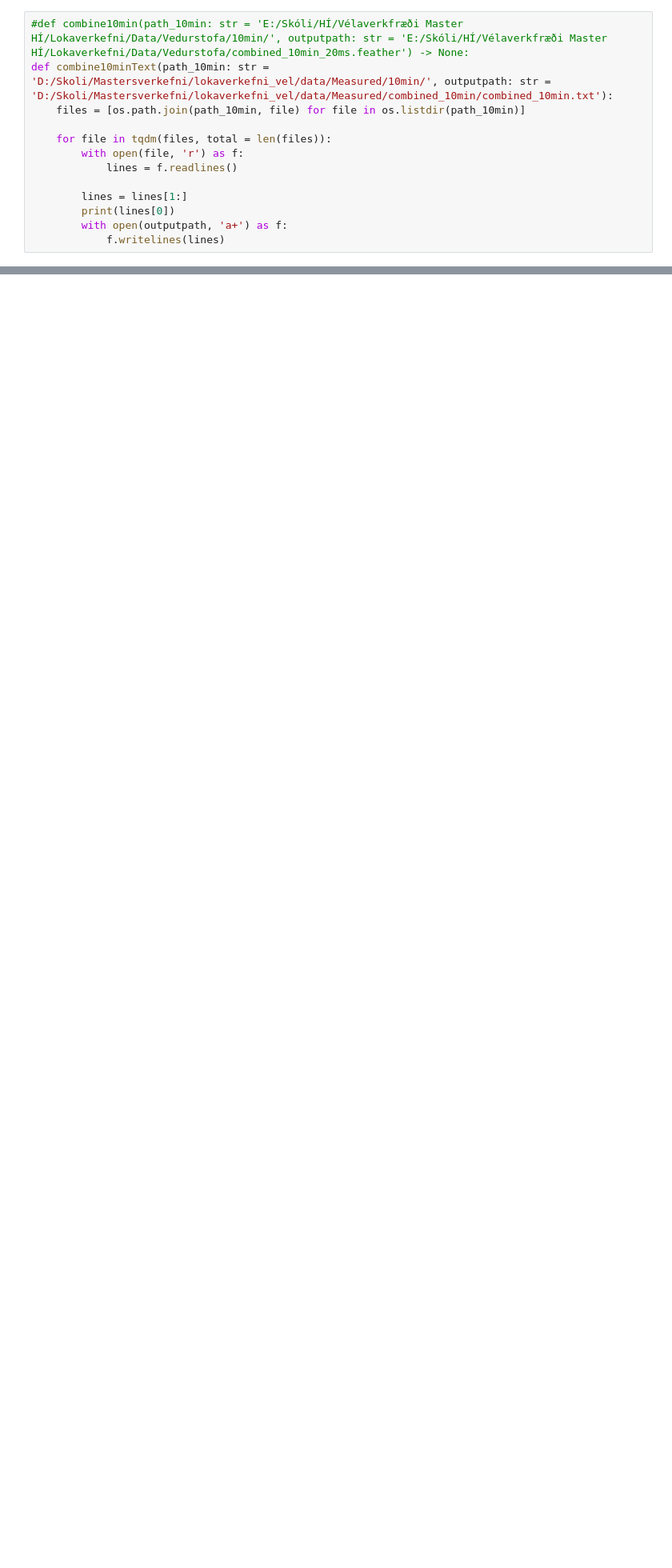
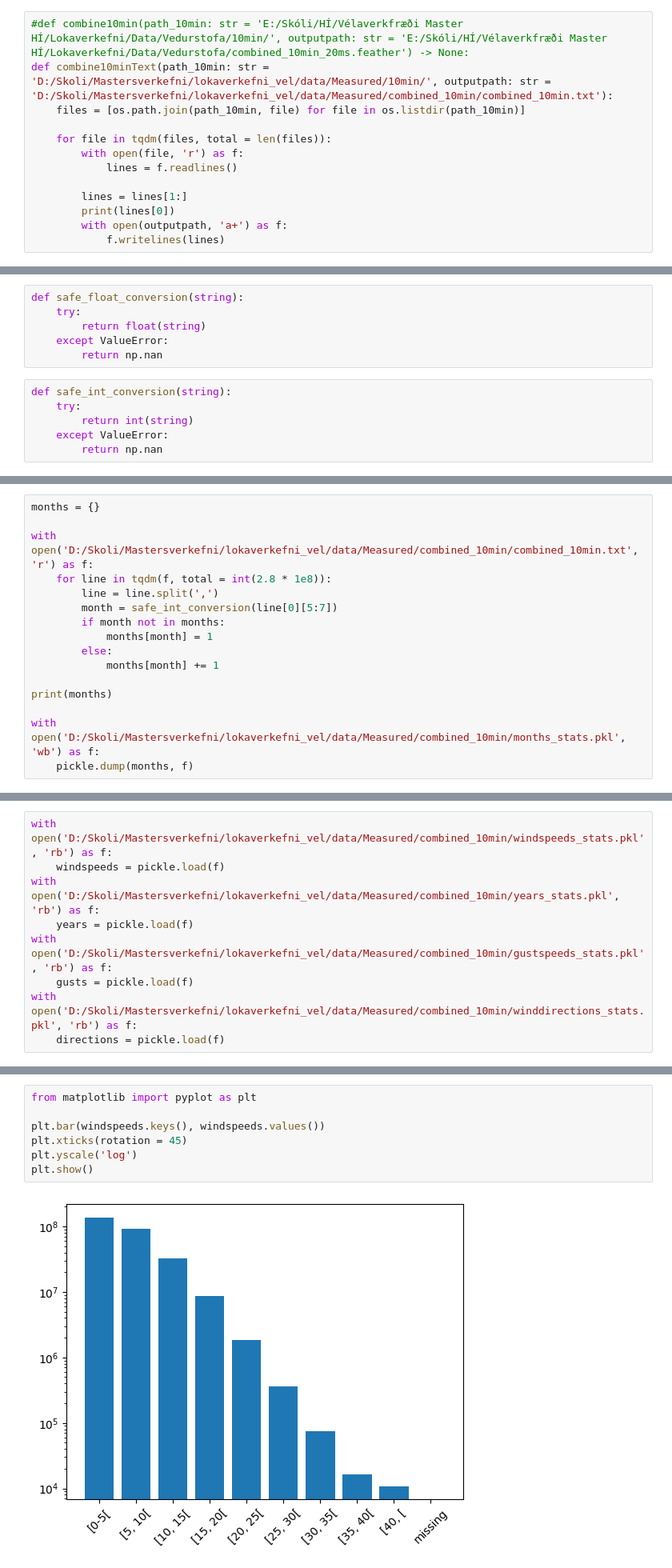
Before and after one commit to BrynjarGeir/lokaverkefni_vel, a Jupyter notebook: code/process_data/filterMeasurements.ipynb, the cells around one changed output, grey strips where cells are left out. Shown at 80% size. Cells and saved outputs as stored; diff of their text form; blank space fills up the shorter version.

```diff
--- a/code/process_data/filterMeasurements.ipynb
+++ b/code/process_data/filterMeasurements.ipynb
@@ -103,3 +103,15 @@ def convertTimiF_Combined10min_toFeather(text_path: str = 'D:/Skoli/Mastersverke
     fs_df.to_feather(outputpath + '-fs-' + date.today().strftime("%Y-%m-%d") + '.feather')
 
     print(f"Done writing all times and wind speeds")
+# %%
+def safe_float_conversion(string):
+    try:
+        return float(string)
+    except ValueError:
+        return np.nan
+# %%
+def safe_int_conversion(string):
+    try:
+        return int(string)
+    except ValueError:
+        return np.nan
@@ -105,0 +218,16 @@ def convertTimiF_Combined10min_toFeather(text_path: str = 'D:/Skoli/Mastersverke
+# %%
+months = {}
+
+with open('D:/Skoli/Mastersverkefni/lokaverkefni_vel/data/Measured/combined_10min/combined_10min.txt', 'r') as f:
+    for line in tqdm(f, total = int(2.8 * 1e8)):
+        line = line.split(',')
+        month = safe_int_conversion(line[0][5:7])
+        if month not in months:
+            months[month] = 1
+        else:
+            months[month] += 1
+
+print(months)
+
+with open('D:/Skoli/Mastersverkefni/lokaverkefni_vel/data/Measured/combined_10min/months_stats.pkl', 'wb') as f:
+    pickle.dump(months, f)
@@ -105,0 +248,9 @@ def convertTimiF_Combined10min_toFeather(text_path: str = 'D:/Skoli/Mastersverke
+# %%
+with open('D:/Skoli/Mastersverkefni/lokaverkefni_vel/data/Measured/combined_10min/windspeeds_stats.pkl', 'rb') as f:
+    windspeeds = pickle.load(f)
+with open('D:/Skoli/Mastersverkefni/lokaverkefni_vel/data/Measured/combined_10min/years_stats.pkl', 'rb') as f:
+    years = pickle.load(f)
+with open('D:/Skoli/Mastersverkefni/lokaverkefni_vel/data/Measured/combined_10min/gustspeeds_stats.pkl', 'rb') as f:
+    gusts = pickle.load(f)
+with open('D:/Skoli/Mastersverkefni/lokaverkefni_vel/data/Measured/combined_10min/winddirections_stats.pkl', 'rb') as f:
+    directions = pickle.load(f)
@@ -105,0 +263,9 @@ def convertTimiF_Combined10min_toFeather(text_path: str = 'D:/Skoli/Mastersverke
+# %%
+from matplotlib import pyplot as plt
+
+plt.bar(windspeeds.keys(), windspeeds.values())
+plt.xticks(rotation = 45)
+plt.yscale('log')
+plt.show()
+# %% [output]
+[figure, added]
```
Also changed, not shown: parts of 20 cells of this notebook.
